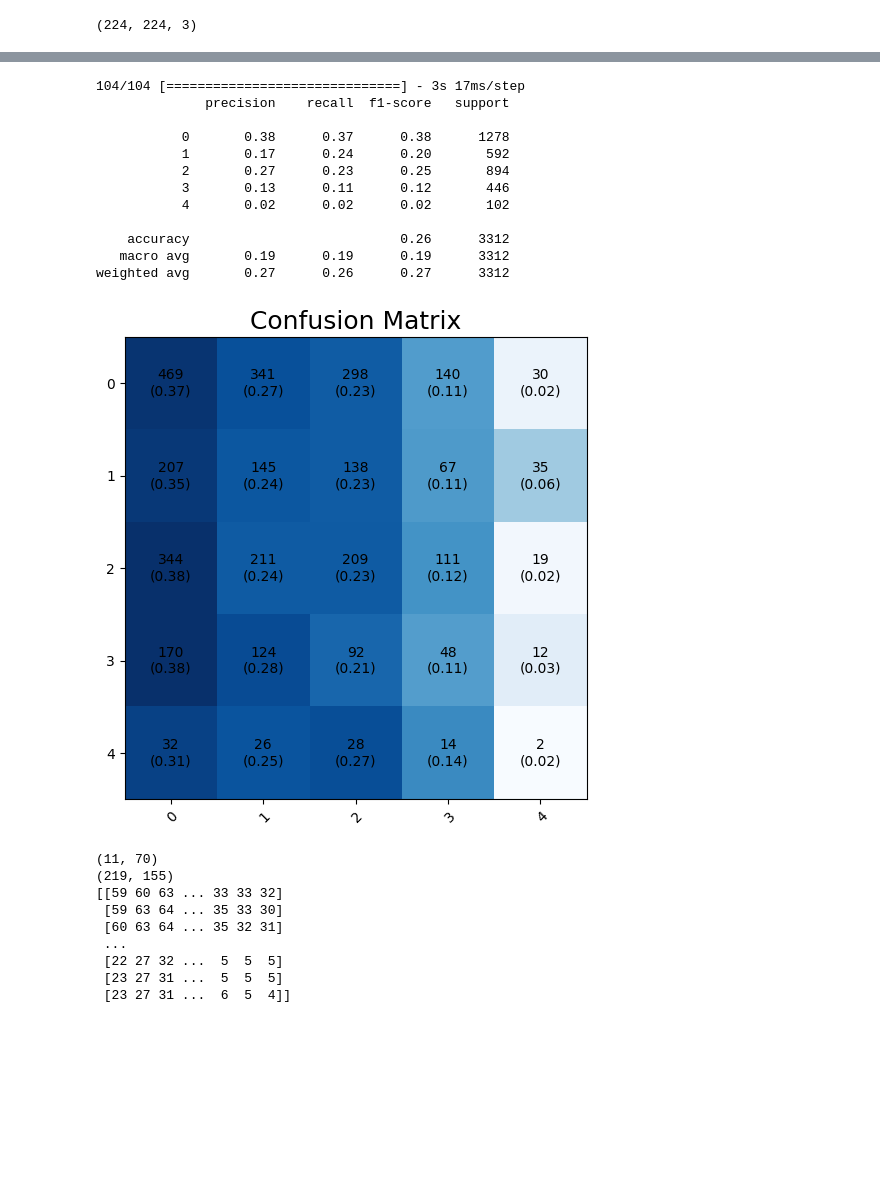
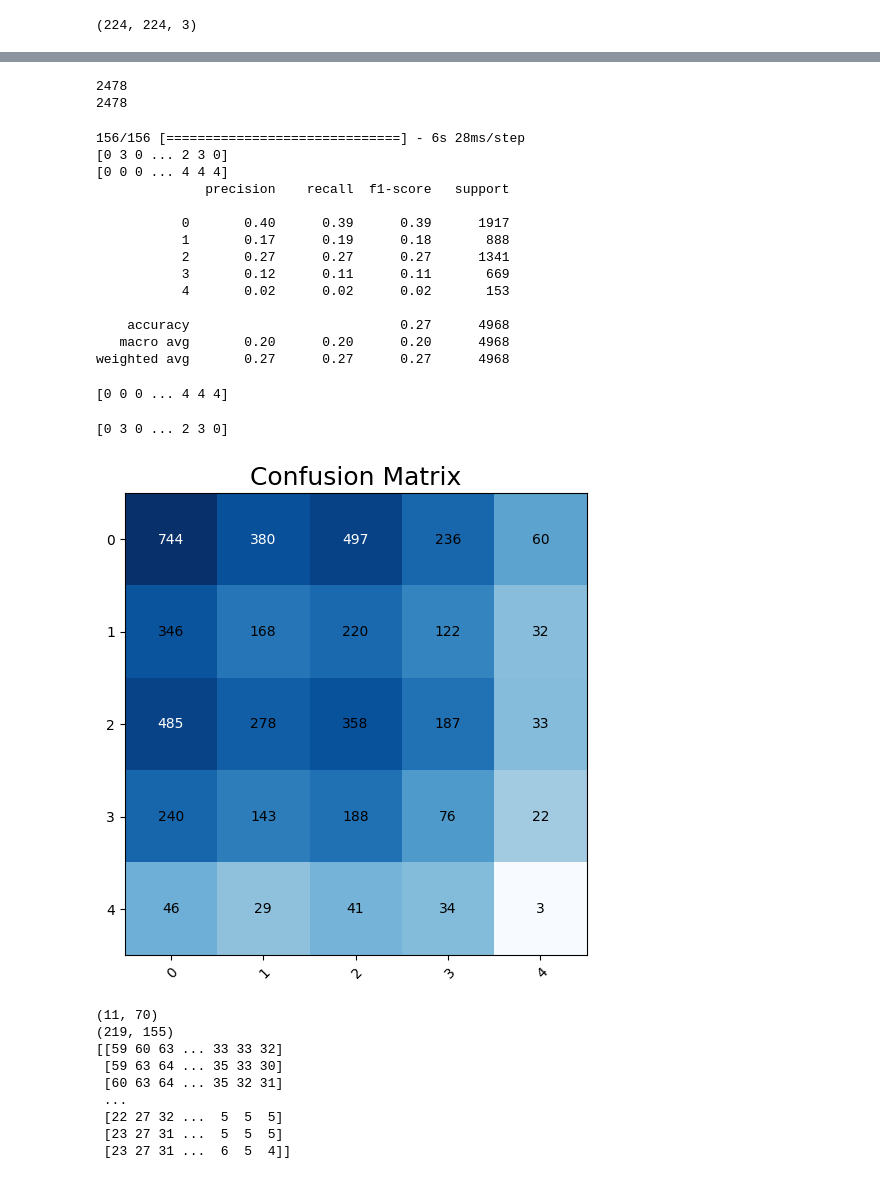
Before and after one commit to dannielHCVieira/PAI_ArthritisDetection, a Jupyter notebook: jupyter/train_model_ts.ipynb, the cells around one changed output, grey strips where cells are left out. Cells and saved outputs as stored; diff of their text form; code cells hidden in the pictures; blank space fills up the shorter version.

```diff
--- a/jupyter/train_model_ts.ipynb
+++ b/jupyter/train_model_ts.ipynb
@@ -130,12 +130,12 @@ print(len(val_labels))
 # %%
 
-train_data=np.array(train_data, dtype='uint8')
+train_data=np.array(train_data, dtype='float32')
 train_labels=np.array(train_labels)
 
-val_data=np.array(val_data, dtype='uint8')
+val_data=np.array(val_data, dtype='float32')
 val_labels=np.array(val_labels)
 
-test_data=np.array(test_data, dtype='uint8')
+test_data=np.array(test_data, dtype='float32')
 test_labels=np.array(test_labels)
 # %%
 print(val_labels)
@@ -177,12 +173,26 @@ input_shape = (224, 224, 3)
 input_image = Input(shape=input_shape)
 # 1st Conv layer
 # %%
-lr=0.0005
+lr=0.000005
 Epochs=100
-BS=60
+BS=128
 # %%
 
-opt=Adam(learning_rate=lr,decay=lr/Epochs)
-model = tf.keras.applications.MobileNetV3Small()
-model = Sequential([model,Flatten(),Dense(1024),Dense(64),Dropout(0.35),Dense(5, activation='softmax')])#1024,64,0.2
-model.compile(loss='categorical_crossentropy',optimizer=opt,metrics=['accuracy'])
+from tensorflow.python.keras.layers import GlobalAveragePooling1D
+
+opt=Adam(learning_rate=lr)
+base_model = tf.keras.applications.MobileNetV3Small(input_shape=(224, 224, 3),
+                                               include_top=False,
+                                               weights='imagenet')
+base_model.trainable = False
+
+model = Sequential([base_model,
+                    Flatten(),
+                    Dense(1024, activation='leaky_relu'),
+                    Dropout(0.5),
+                    Dense(512, activation='leaky_relu'),
+                    Dropout(0.5),
+                    Dense(512, activation='leaky_relu'),
+                    Dropout(0.5),
+                    Dense(5, activation='softmax')])#1024,64,0.2
+model.compile(loss='categorical_crossentropy', optimizer=opt, metrics=['accuracy'])
@@ -191,12 +209,16 @@ WARNING:tensorflow:`input_shape` is undefined or non-square, or `rows` is not 22
 # %%
 #Treina CNN com mobileNet
+from time import time
+
+now = time()
 history=model.fit(
 aug.flow(train_data,train_labels,batch_size=BS),
 steps_per_epoch=len(train_data)//BS,
 validation_data=(val_data,val_labels),
 validation_steps=len(val_data)//BS,
-epochs=Epochs
-
+epochs=Epochs,
+class_weight={0:1, 1:4, 2:2, 3:4, 4:9}
 )
+print(time() - now)
 # %% [output]
 Epoch 1/100
@@ -239,23 +256,41 @@ plt.show()
 # %%
 model.save('.\\trained_model_mobileNet.h5')
+# %%
+print(len(val_data))
+print(len(val_labels))
+# %% [output]
+2478
+2478
 # %%
 
 predict=model.predict(aug.flow(test_data), batch_size=BS)
 predict=np.argmax(predict,axis=1)
+print(predict)
+print((val_labels.argmax(axis=1)))
 print(classification_report(test_labels.argmax(axis=1) ,predict, target_names=["0", "1", "2", "3", "4"]))
 # %% [output]
-104/104 [==============================] - 3s 17ms/step
+156/156 [==============================] - 6s 28ms/step
+[0 3 0 ... 2 3 0]
+[0 0 0 ... 4 4 4]
               precision    recall  f1-score   support
 
-           0       0.38      0.37      0.38      1278
-           1       0.17      0.24      0.20       592
-           2       0.27      0.23      0.25       894
-           3       0.13      0.11      0.12       446
-           4       0.02      0.02      0.02       102
+           0       0.40      0.39      0.39      1917
+           1       0.17      0.19      0.18       888
+           2       0.27      0.27      0.27      1341
+           3       0.12      0.11      0.11       669
+           4       0.02      0.02      0.02       153
 
-    accuracy                           0.26      3312
-   macro avg       0.19      0.19      0.19      3312
-weighted avg       0.27      0.26      0.27      3312
+    accuracy                           0.27      4968
+   macro avg       0.20      0.20      0.20      4968
+weighted avg       0.27      0.27      0.27      4968
+# %%
+print(test_labels.argmax(axis=1))
+# %% [output]
+[0 0 0 ... 4 4 4]
+# %%
+print(predict)
+# %% [output]
+[0 3 0 ... 2 3 0]
 # %%
 from sklearn.metrics import confusion_matrix
 from mlxtend.plotting import plot_confusion_matrix
@@ -263,19 +298,17 @@ cm = confusion_matrix(y_true=test_labels.argmax(axis=1), y_pred=predict)
 # %%
 import matplotlib
 fig, ax = plot_confusion_matrix(conf_mat=cm,
         figsize=(6, 6),
         class_names = ["0", "1","2","3","4"],
-        show_absolute=True,
-        show_normed=True,
          #cmap='Greys',
 
          norm_colormap=matplotlib.colors.LogNorm( ))
 
 plt.xlabel('', fontsize=18)
 plt.ylabel('', fontsize=18)
 plt.title('Confusion Matrix', fontsize=18)
 #plt.show()
 plt.savefig("cm.png")
 #print(ax)
 # %% [output]
-[figure, old version]
+[figure, new version]
```
Also changed, not shown: parts of 11 cells of this notebook, 17 other files.
